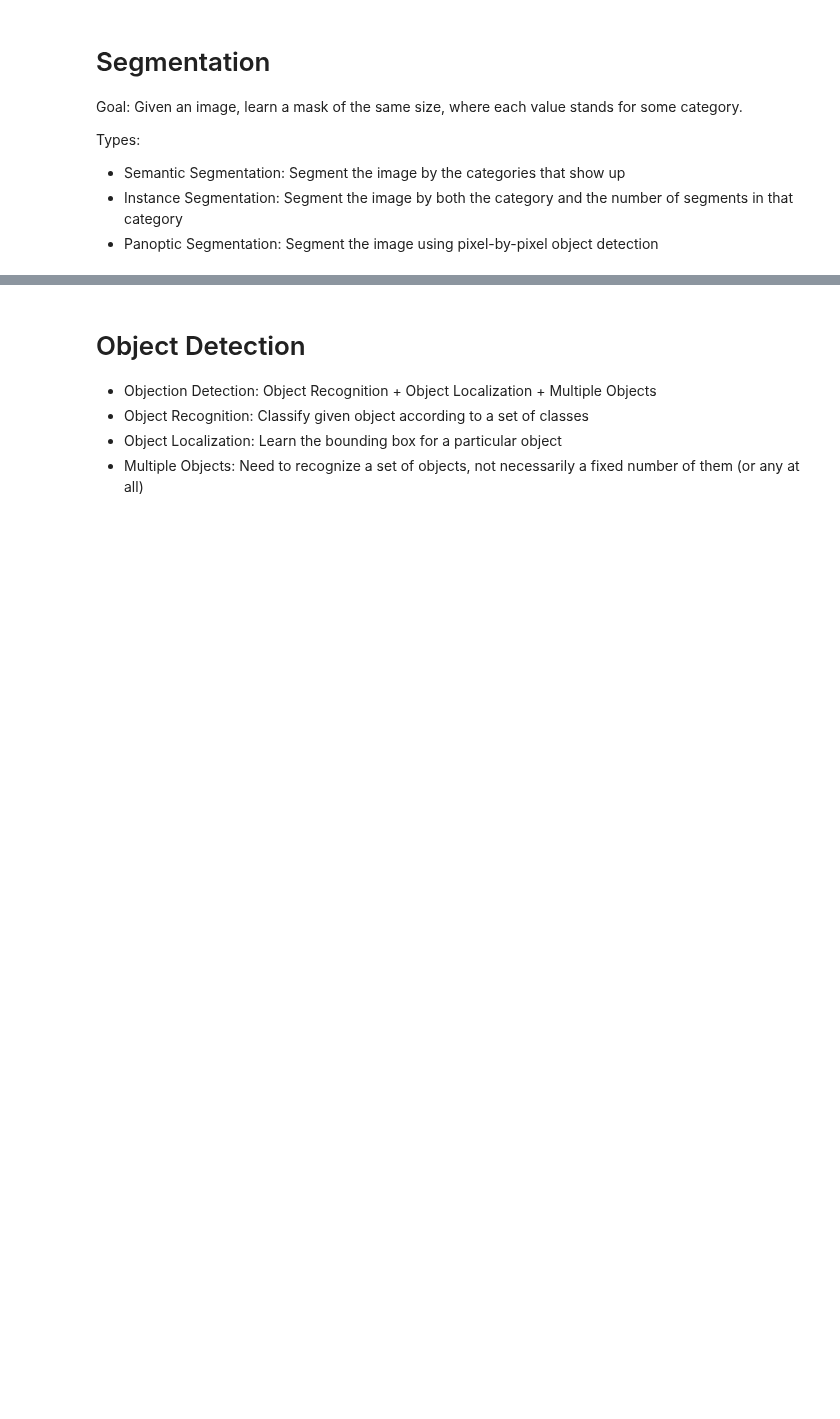
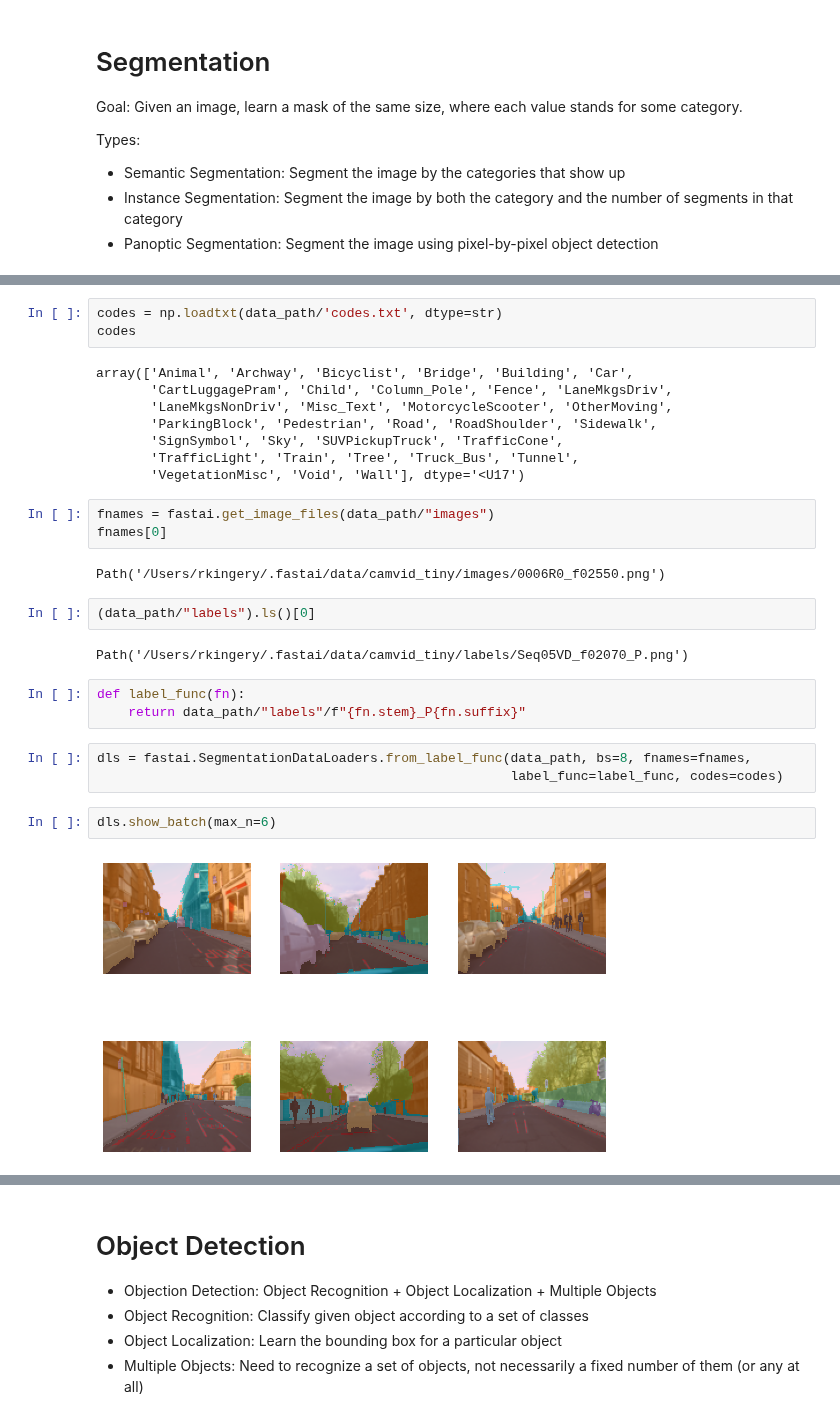
Before and after one commit to rkingery/notebooks, a Jupyter notebook: computer-vison-advanced.ipynb, the cells around one changed output, grey strips where cells are left out. Saved outputs shown, nothing was run; the diff lists cells and outputs as text; blank space fills up the shorter version.

```diff
--- a/computer-vison-advanced.ipynb
+++ b/computer-vison-advanced.ipynb
@@ -34,0 +90,30 @@ Types:
+# %%
+codes = np.loadtxt(data_path/'codes.txt', dtype=str)
+codes
+# %% [output]
+array(['Animal', 'Archway', 'Bicyclist', 'Bridge', 'Building', 'Car',
+       'CartLuggagePram', 'Child', 'Column_Pole', 'Fence', 'LaneMkgsDriv',
+       'LaneMkgsNonDriv', 'Misc_Text', 'MotorcycleScooter', 'OtherMoving',
+       'ParkingBlock', 'Pedestrian', 'Road', 'RoadShoulder', 'Sidewalk',
+       'SignSymbol', 'Sky', 'SUVPickupTruck', 'TrafficCone',
+       'TrafficLight', 'Train', 'Tree', 'Truck_Bus', 'Tunnel',
+       'VegetationMisc', 'Void', 'Wall'], dtype='<U17')
+# %%
+fnames = fastai.get_image_files(data_path/"images")
+fnames[0]
+# %% [output]
+Path('/Users/rkingery/.fastai/data/camvid_tiny/images/0006R0_f02550.png')
+# %%
+(data_path/"labels").ls()[0]
+# %% [output]
+Path('/Users/rkingery/.fastai/data/camvid_tiny/labels/Seq05VD_f02070_P.png')
+# %%
+def label_func(fn):
+    return data_path/"labels"/f"{fn.stem}_P{fn.suffix}"
+# %%
+dls = fastai.SegmentationDataLoaders.from_label_func(data_path, bs=8, fnames=fnames,
+                                                     label_func=label_func, codes=codes)
+# %%
+dls.show_batch(max_n=6)
+# %% [output]
+[figure, added]
```
Also changed, not shown: parts of 8 cells of this notebook, 1 other file.
